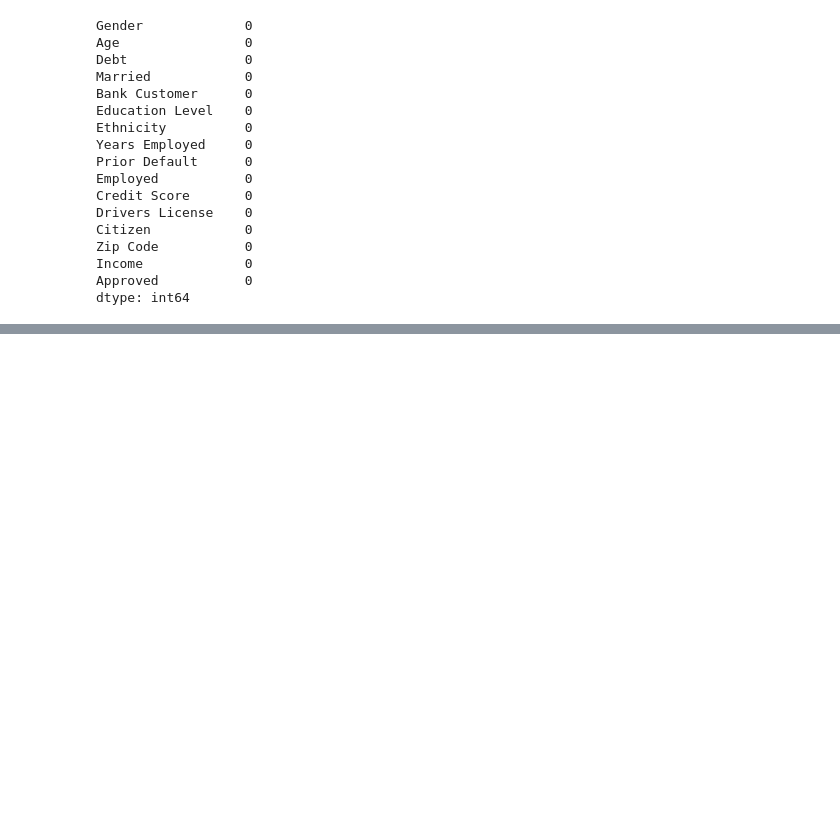
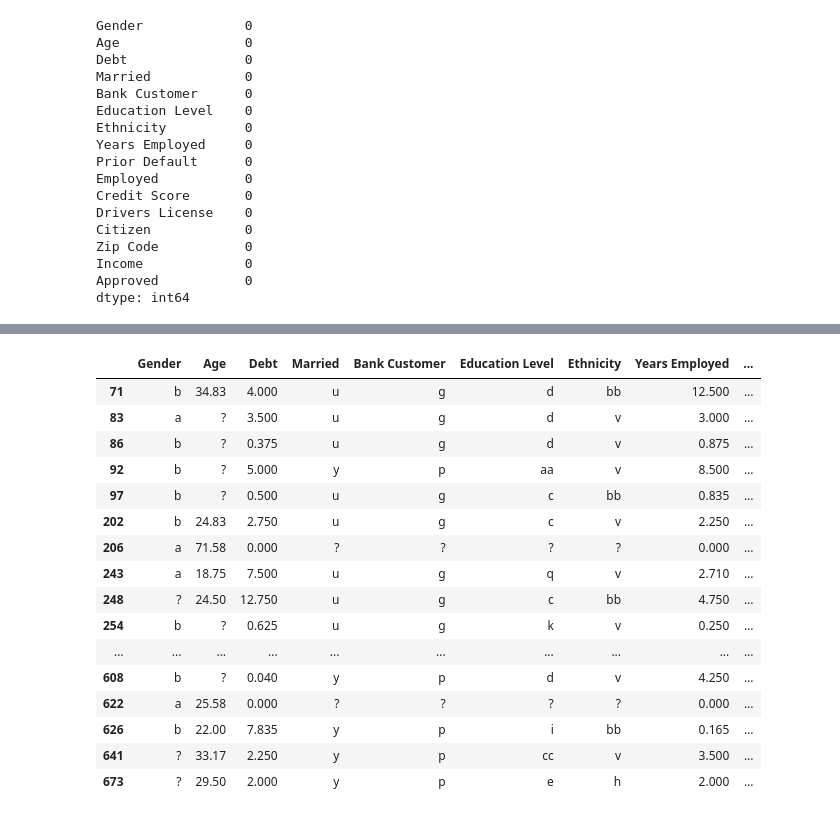
Before and after one commit to 18-RAJAT/Credit-Card-Approval-Predication, a Jupyter notebook: Credit Card Approval.ipynb, the cells around one changed output, grey strips where cells are left out. Drawn from its saved outputs; the diff is of its cells as text; code cells hidden in the pictures; blank space fills up the shorter version.

Commit message:
Preprocessing Data

```diff
--- a/Credit Card Approval.ipynb
+++ b/Credit Card Approval.ipynb
@@ -96,0 +111,20 @@ dtype: int64
+# %%
+data[data.isin(["?"]).any(axis=1)]
+# %% [output]
+|  | Gender | Age | Debt | Married | Bank Customer | Education Level | Ethnicity | Years Employed | ... |
+| 71 | b | 34.83 | 4.000 | u | g | d | bb | 12.500 | ... |
+| 83 | a | ? | 3.500 | u | g | d | v | 3.000 | ... |
+| 86 | b | ? | 0.375 | u | g | d | v | 0.875 | ... |
+| 92 | b | ? | 5.000 | y | p | aa | v | 8.500 | ... |
+| 97 | b | ? | 0.500 | u | g | c | bb | 0.835 | ... |
+| 202 | b | 24.83 | 2.750 | u | g | c | v | 2.250 | ... |
+| 206 | a | 71.58 | 0.000 | ? | ? | ? | ? | 0.000 | ... |
+| 243 | a | 18.75 | 7.500 | u | g | q | v | 2.710 | ... |
+| 248 | ? | 24.50 | 12.750 | u | g | c | bb | 4.750 | ... |
+| 254 | b | ? | 0.625 | u | g | k | v | 0.250 | ... |
+| ... | ... | ... | ... | ... | ... | ... | ... | ... | ... |
+| 608 | b | ? | 0.040 | y | p | d | v | 4.250 | ... |
+| 622 | a | 25.58 | 0.000 | ? | ? | ? | ? | 0.000 | ... |
+| 626 | b | 22.00 | 7.835 | y | p | i | bb | 0.165 | ... |
+| 641 | ? | 33.17 | 2.250 | y | p | cc | v | 3.500 | ... |
+| 673 | ? | 29.50 | 2.000 | y | p | e | h | 2.000 | ... |
```
Also changed, not shown: parts of 4 cells of this notebook.
